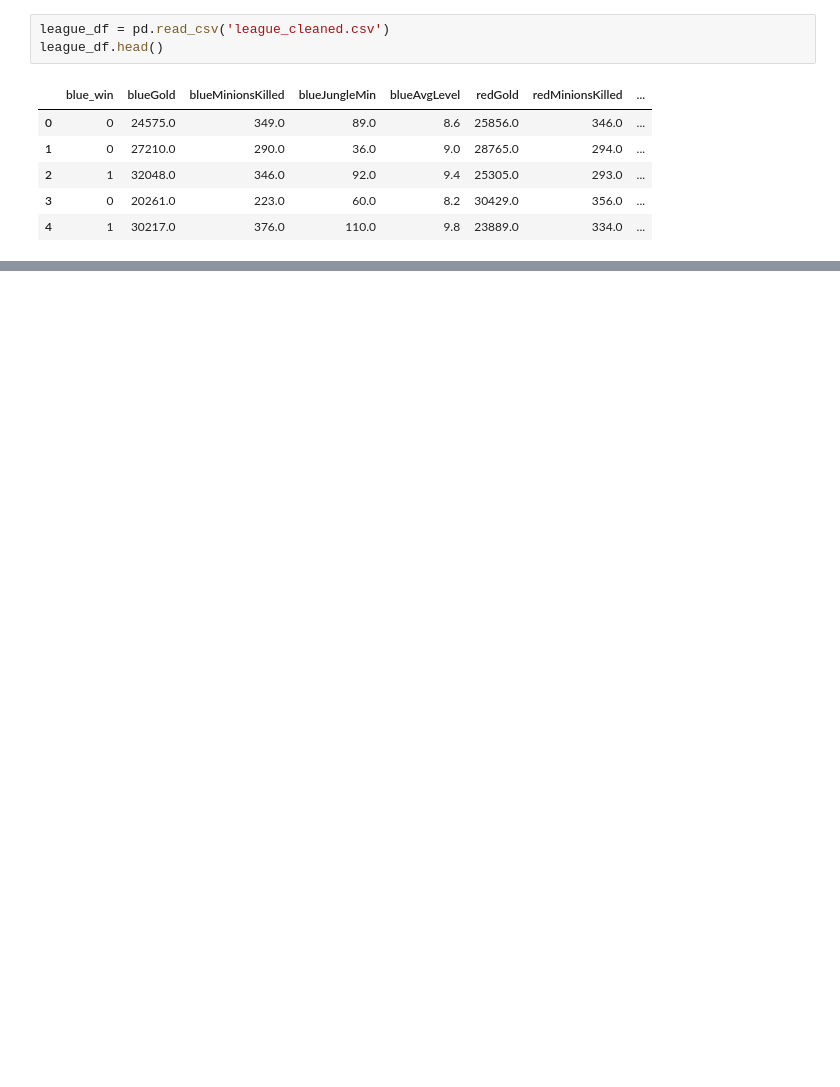
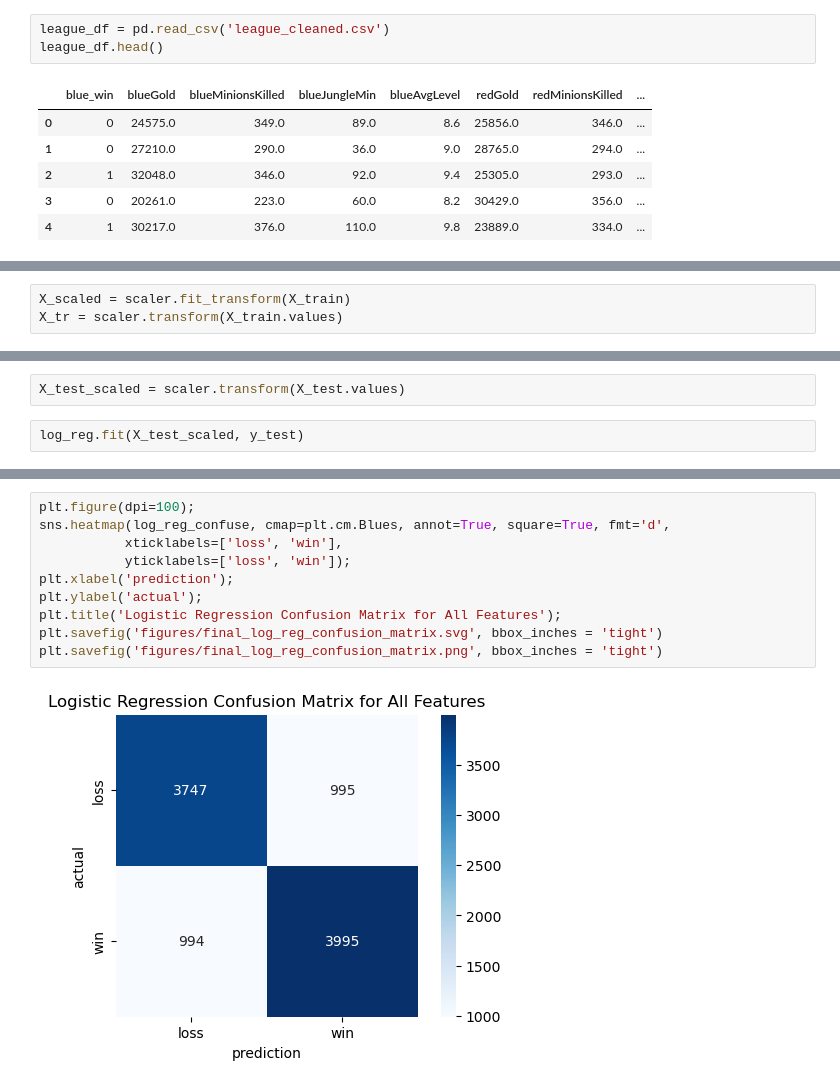
Before and after one commit to ajstake/League_Classification, a Jupyter notebook: League_Model_Building.ipynb, the cells around one changed output, grey strips where cells are left out. Cells and saved outputs as stored; diff of their text form; blank space fills up the shorter version.

```diff
--- a/League_Model_Building.ipynb
+++ b/League_Model_Building.ipynb
@@ -20,0 +43,3 @@ league_df.head()
+# %%
+X_scaled = scaler.fit_transform(X_train)
+X_tr = scaler.transform(X_train.values)
@@ -20,0 +104,4 @@ league_df.head()
+# %%
+X_test_scaled = scaler.transform(X_test.values)
+# %%
+log_reg.fit(X_test_scaled, y_test)
@@ -20,0 +157,12 @@ league_df.head()
+# %%
+plt.figure(dpi=100);
+sns.heatmap(log_reg_confuse, cmap=plt.cm.Blues, annot=True, square=True, fmt='d',
+           xticklabels=['loss', 'win'],
+           yticklabels=['loss', 'win']);
+plt.xlabel('prediction');
+plt.ylabel('actual');
+plt.title('Logistic Regression Confusion Matrix for All Features');
+plt.savefig('figures/final_log_reg_confusion_matrix.svg', bbox_inches = 'tight')
+plt.savefig('figures/final_log_reg_confusion_matrix.png', bbox_inches = 'tight')
+# %% [output]
+[figure, added]
```
Also changed, not shown: parts of 30 cells of this notebook, 5 other files.
